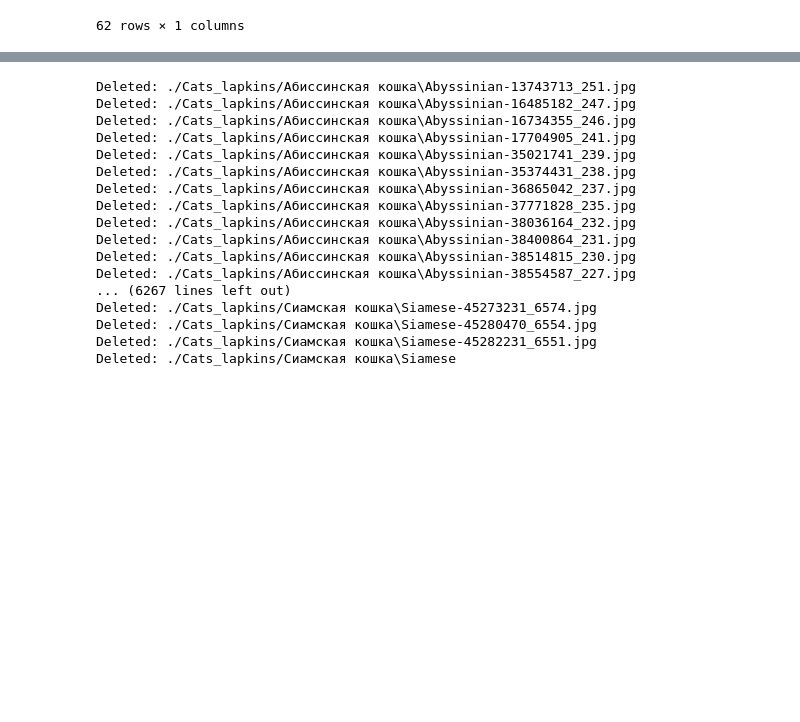
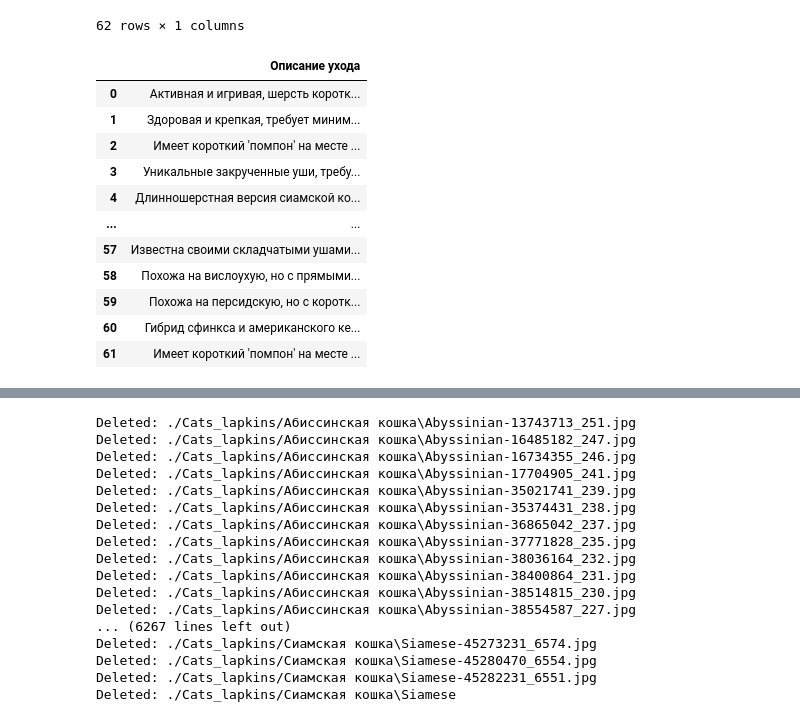
Before and after one commit to yaromirgusev/Cat-classification-bot, a Jupyter notebook: cats_models.ipynb, the cells around one changed output, grey strips where cells are left out. Saved outputs shown, nothing was run; the diff lists cells and outputs as text; code cells hidden in the pictures; blank space fills up the shorter version.

Commit message:
working version, no docker, data in csv

```diff
--- a/cats_models.ipynb
+++ b/cats_models.ipynb
@@ -541,3 +541,92 @@ data
 62 rows × 1 columns
 # %%
 data.to_csv('data.csv', encoding='windows-1251')
+# %%
+import pandas as pd
+
+# List of cat breed care descriptions
+cat_breeds = [
+    "Активная и игривая, шерсть короткая и легкая в уходе, регулярное расчесывание предотвращает образование колтунов",
+    "Здоровая и крепкая, требует минимального ухода за шерстью, любит физическую активность",
+    "Имеет короткий 'помпон' на месте хвоста, любит игры и активность, требует регулярного расчесывания",
+    "Уникальные закрученные уши, требуют осмотра у ветеринара для проверки здоровья ушей, шерсть легка в уходе",
+    "Длинношерстная версия сиамской кошки, требует регулярного расчесывания, чтобы избежать спутывания шерсти",
+    "Порода с короткими лапами и мало шерсти, чувствительна к холоду и солнечному свету, требует защиты кожи",
+    "Энергичная и игривая, имеет гладкую шерсть с ярким рисунком, который легко поддерживать в чистоте",
+    "Спокойная и дружелюбная, шерсть средней длины требует регулярного ухода",
+    "Кошка с черной гладкой шерстью, напоминает миниатюрную пантеру, уход за шерстью минимальный",
+    "Похожа на короткошерстную, но требует чаще расчесывания из-за длинной шерсти",
+    "Устойчивая и спокойная, шерсть требует небольшого ухода",
+    "Общительная и любящая общество, короткая шерсть легко поддается уходу",
+    "Дружелюбная и игривая, шерсть короткая с серебристым отливом, легка в уходе",
+    "Редкая порода с шоколадной шерстью, любит внимание, шерсть требует регулярного расчесывания",
+    "Похожа на персидскую с точечным окрасом, требует ежедневного расчесывания",
+    "Мало линяет, шерсть волнистая, требует защиты от холода",
+    "Почти безволосая, требует частой ванны для поддержания чистоты кожи",
+    "Здоровая и простая в уходе, активная и игривая",
+    "Одна из старейших пород, требует активного образа жизни и минимального ухода за шерстью",
+    "Требует регулярного мытья кожи, чувствителен к температурным перепадам",
+    "Любит игры и активный отдых, шерсть требует регулярного ухода, подходит для семей с детьми",
+    "Игривая и ласковая, короткая шерсть не требует особого ухода",
+    "Обладает характерными короткими лапками, активна и любознательна, минимальный уход за шерстью",
+    "Имеет ярко выраженный рисунок и длинный пушистый хвост, требует регулярного расчесывания",
+    "Обладает густой шерстью, требует частого ухода и расчесывания, чувствительна к изменениям погоды",
+    "Крупная и мускулистая порода, требует пространства для игр и активности, шерсть требует регулярного расчесывания",
+    "Имеет длинные лапы и короткий хвост, требует умеренного ухода за шерстью",
+    "Безхвостая порода, требует внимания к специфике ухода за хвостом и шерстью",
+    "Имеет густую двойную шерсть, требует регулярного расчесывания, особенно в период линьки",
+    "Короткошерстная порода, требует минимального ухода, активна и игрива",
+    "Длинношерстная порода с пушистым хвостом, требует регулярного расчесывания",
+    "Короткошерстная порода, любит активные игры, шерсть не требует сложного ухода",
+    "Имеет тонкую шерсть, которая требует регулярного ухода и предотвращения спутываний",
+    "Короткошерстная порода с ярко выраженным рисунком, требует регулярного ухода",
+    "Кошка с плотной шерстью и дружелюбным характером, требует регулярного расчесывания",
+    "Имеет характерный рисунок, любит активные игры, требует минимального ухода за шерстью",
+    "Имеет пушистую шерсть, требует частого ухода и обращения, подходит для семей",
+    "Короткошерстная порода с гладкой шерстью, требует минимального ухода",
+    "Длинношерстная порода, требует регулярного расчесывания и ухода за шерстью",
+    "Крупная порода с диким рисунком шерсти, требует простора и активности",
+    "Имеет густую шерсть, требует регулярного расчесывания, любит внимание",
+    "Короткошерстная, требует минимального ухода, активна и любознательна",
+    "Имеет плотную шерсть, требует частого расчесывания, подходит для семей",
+    "Маленькая порода с короткой шерстью, требует умеренного ухода",
+    "Уникальная порода с редким рисунком шерсти, требует внимательного ухода",
+    "Длинношерстная порода с пушистым хвостом, требует регулярного расчесывания",
+    "Любит внимание и общение, шерсть средней длины требует регулярного ухода, известна своим уникальным 'сапожным' окрасом",
+    "Очень редкая порода, активная и игривая, шерсть короткая и легкая в уходе",
+    "Похожа на длинношерстную абиссинскую кошку, требует регулярного расчесывания, очень игривая и энергичная",
+    "Имеет крепкое телосложение и голубые глаза, шерсть короткая, требует минимального ухода",
+    "Имеет уникальный окрас, похожий на тигра, требует умеренного ухода за шерстью, активная и дружелюбная",
+    "Элегантная, средней длины шерсть, требует регулярного ухода, известна своей общительностью",
+    "Длинношерстная и очень элегантная, требует частого и тщательного ухода за шерстью",
+    "Уникальный водолюбивый характер, длинная водоотталкивающая шерсть, требует регулярного ухода",
+    "Гибрид домашней кошки и джунглекэта, требует активности и внимания, шерсть короткая и требует минимального ухода",
+    "Средней длины шерсть, требует умеренного ухода, очень мягкая и пушистая",
+    "Одна из старейших естественных пород, шерсть короткая и густая, требует умеренного ухода",
+    "Известна своими складчатыми ушами, шерсть короткая, требует минимального ухода",
+    "Похожа на вислоухую, но с прямыми ушами, требует минимального ухода за шерстью",
+    "Похожа на персидскую, но с короткой шерстью, требует умеренного ухода",
+    "Гибрид сфинкса и американского керла, почти безволосая, требует частой очистки кожи",
+    "Имеет короткий 'помпон' на месте хвоста, активная и общительная, шерсть может быть как короткой, так и длинной, требует умеренного ухода"
+]
+
+
+# Creating a DataFrame
+df = pd.DataFrame(cat_breeds, columns=["Описание ухода"])
+
+# Saving the descriptions to a CSV file
+df.to_csv("Cat_Breeds_Care.csv", index=False, encoding='windows-1251')
+df
+# %% [output]
+|  | Описание ухода |
+| 0 | Активная и игривая, шерсть коротк... |
+| 1 | Здоровая и крепкая, требует миним... |
+| 2 | Имеет короткий 'помпон' на месте ... |
+| 3 | Уникальные закрученные уши, требу... |
+| 4 | Длинношерстная версия сиамской ко... |
+| ... | ... |
+| 57 | Известна своими складчатыми ушами... |
+| 58 | Похожа на вислоухую, но с прямыми... |
+| 59 | Похожа на персидскую, но с коротк... |
+| 60 | Гибрид сфинкса и американского ке... |
+| 61 | Имеет короткий 'помпон' на месте ... |
```
Also changed, not shown: parts of 1 cell of this notebook, 2 other files.
